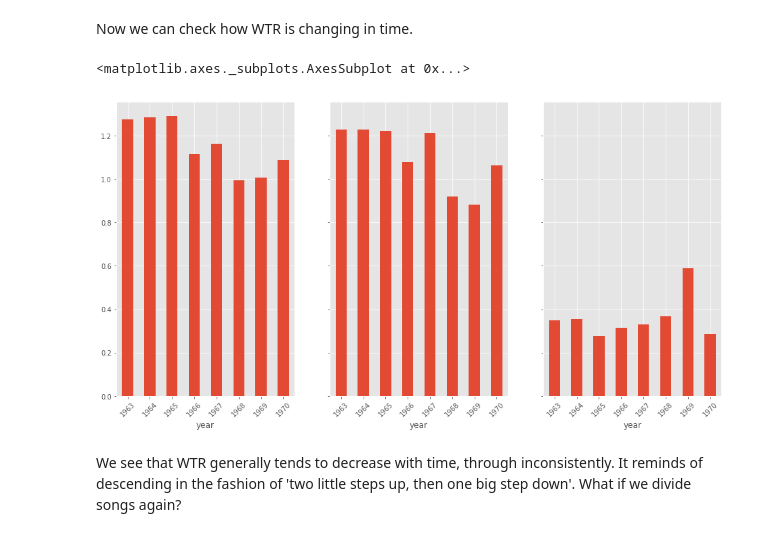
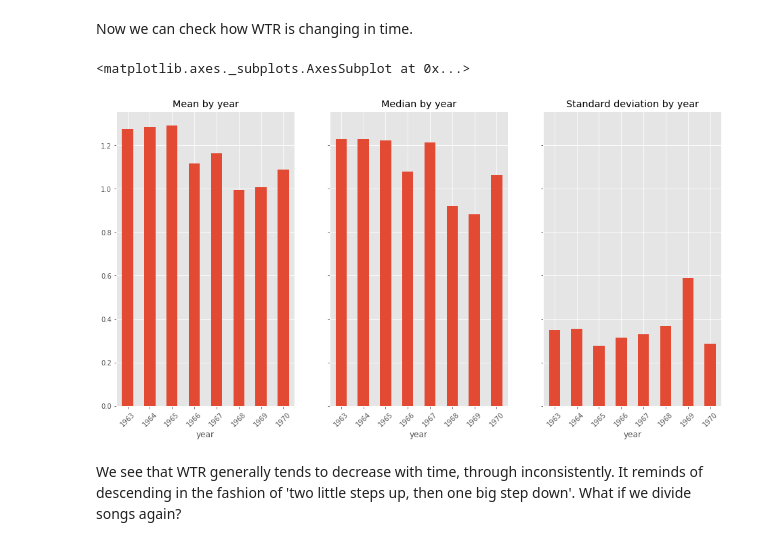
Before and after one commit to dpol2000/tbsa, a Jupyter notebook: TBSA Step 9.ipynb, the cells around one changed output. Cells and saved outputs as stored; diff of their text form; code cells hidden in the pictures.

Commit message:
visualization, minor update

```diff
--- a/TBSA Step 9.ipynb
+++ b/TBSA Step 9.ipynb
@@ -390,12 +392,15 @@ Now we can check how WTR is changing in time.
 # %%
 df_by_titles = df.groupby('year')
 fig, axs = plt.subplots(1, 3, sharey=True)
+axs[0].set_title('Mean by year')
+axs[1].set_title('Median by year')
+axs[2].set_title('Standard deviation by year')
 df_by_titles['wtr'].aggregate(np.mean).plot(kind='bar', ax=axs[0], figsize=(16, 8), rot=45)
 df_by_titles['wtr'].aggregate(np.median).plot(kind='bar', ax=axs[1], rot=45)
 df_by_titles['wtr'].aggregate(np.std).plot(kind='bar', ax=axs[2], rot=45)
 # %% [output]
 <matplotlib.axes._subplots.AxesSubplot at 0x...>
-[figure, old version]
+[figure, new version]
 # %% [markdown]
 We see that WTR generally tends to decrease with time, through inconsistently. It reminds of descending in the fashion of 'two little steps up, then one big step down'. What if we divide songs again?
 # %%
```
Also changed, not shown: parts of 8 cells of this notebook.
